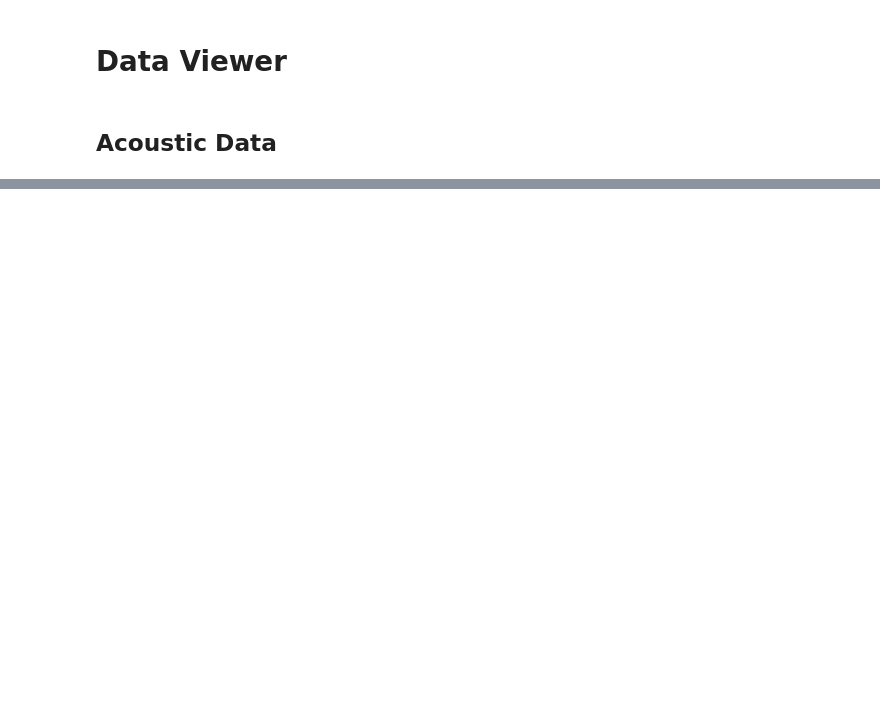
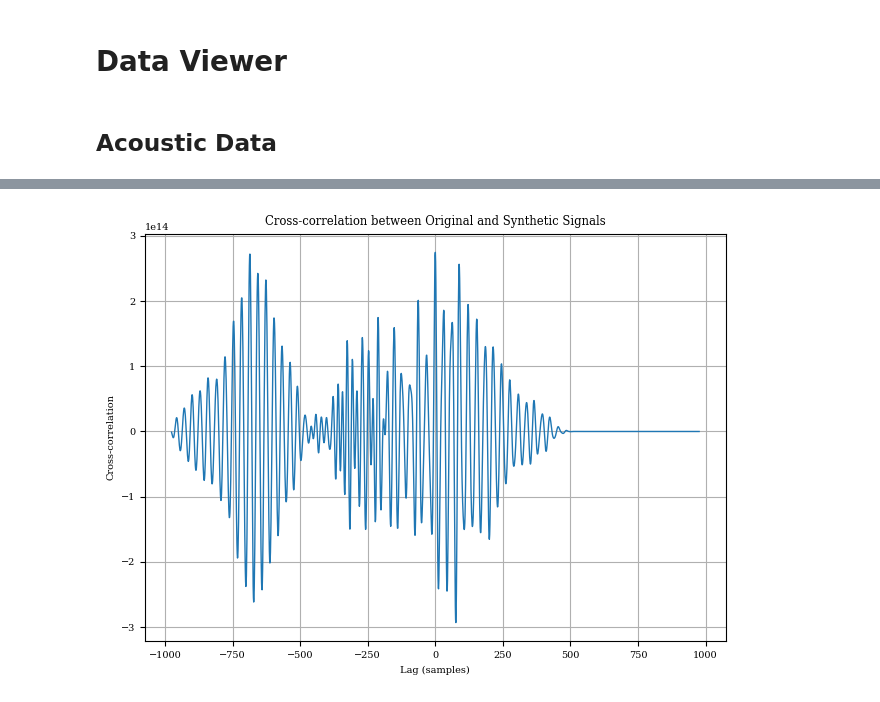
Before and after one commit to NeptuneProjects/RODEO-II_VineyardWind, a Jupyter notebook: scripts/plot/viewer.ipynb, the cells around one changed output, grey strips where cells are left out. Cells and saved outputs as stored; diff of their text form; code cells hidden in the pictures; blank space fills up the shorter version.

```diff
--- a/scripts/plot/viewer.ipynb
+++ b/scripts/plot/viewer.ipynb
@@ -50,0 +113,14 @@ plt.show()
+# %%
+xcorr = signal.correlate(ds_single.data[0], ds_synth_single.data[0], mode="full")
+lags = signal.correlation_lags(ds_single.num_samples, ds_synth_single.num_samples, mode="full")
+
+plt.figure()
+plt.plot(lags, xcorr)
+plt.xlabel("Lag (samples)")
+plt.ylabel("Cross-correlation")
+plt.title("Cross-correlation between Original and Synthetic Signals")
+plt.grid()
+plt.tight_layout()
+plt.show()
+# %% [output]
+[figure, added]
```
Also changed, not shown: parts of 6 cells of this notebook, 2 other files.
